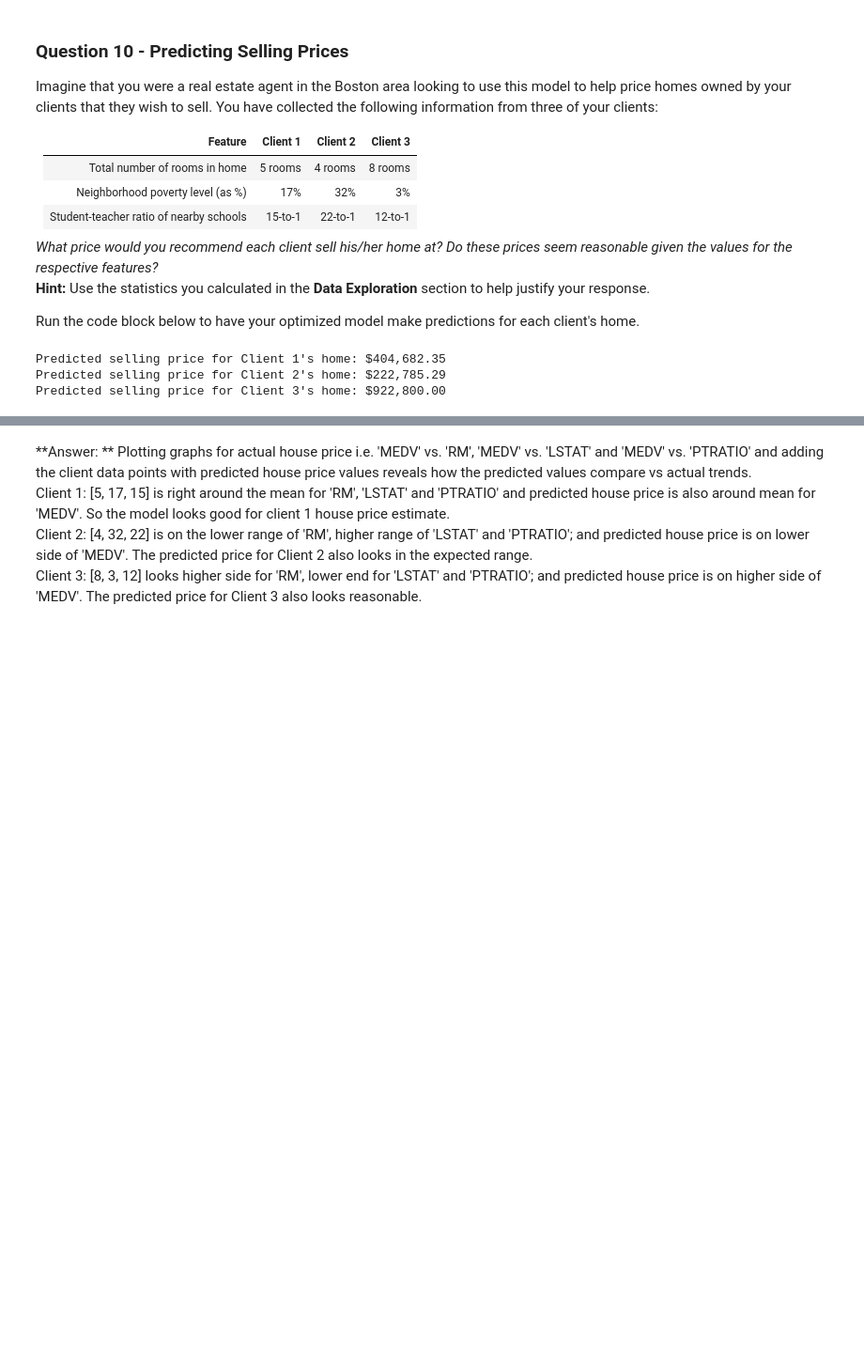
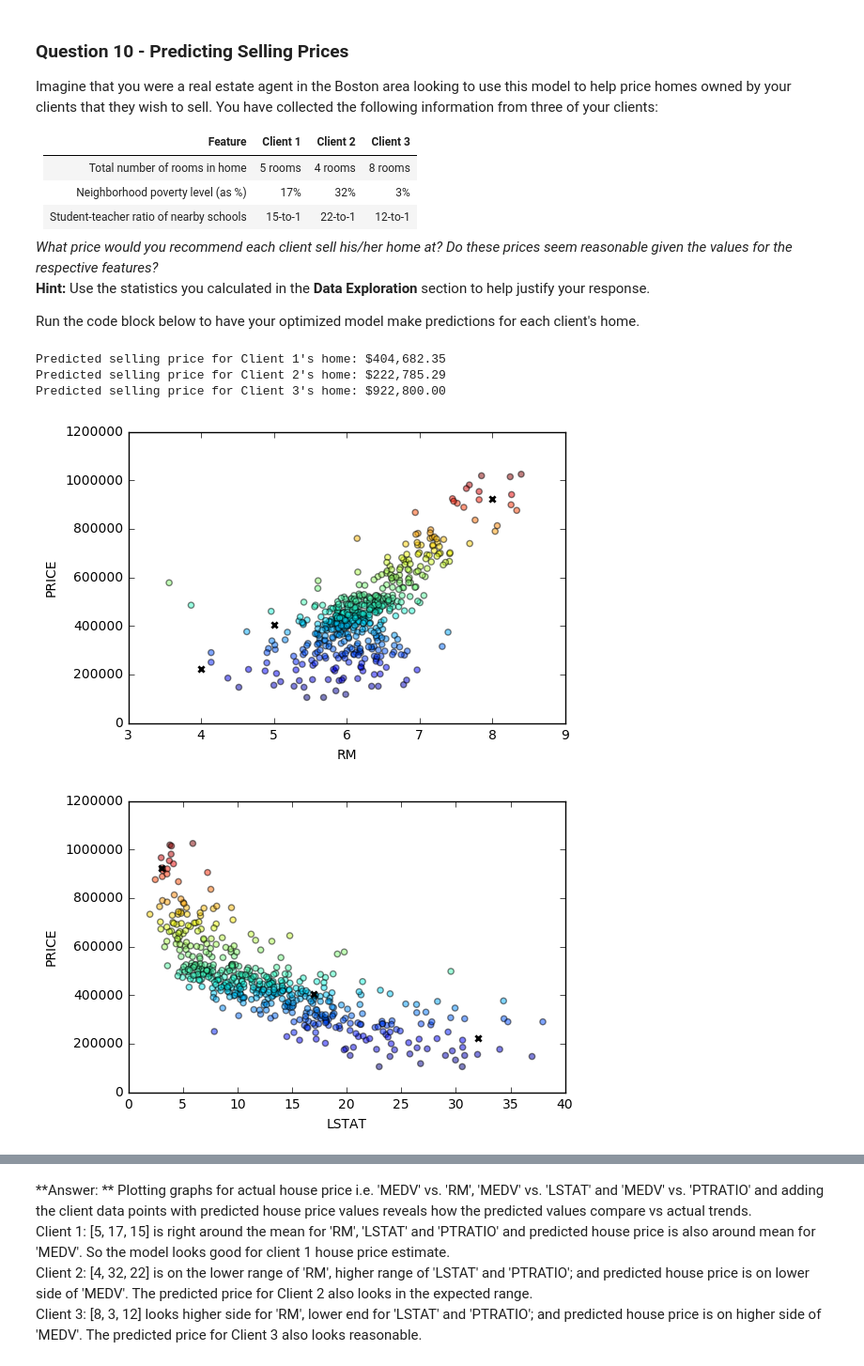
Before and after one commit to hemantdeshpande/udacity-mlnd, a Jupyter notebook: boston_housing/boston_housing.ipynb, the cells around one changed output, grey strips where cells are left out. Shown at 94% size. Drawn from its saved outputs; the diff is of its cells as text; code cells hidden in the pictures; blank space fills up the shorter version.

```diff
--- a/boston_housing/boston_housing.ipynb
+++ b/boston_housing/boston_housing.ipynb
@@ -314,13 +360,39 @@ Run the code block below to have your optimized model make predictions for each
 # %%
 # Produce a matrix for client data
 client_data = [[5, 17, 15], # Client 1
                [4, 32, 22], # Client 2
                [8, 3, 12]]  # Client 3
 
 # Show predictions
 for i, price in enumerate(reg.predict(client_data)):
     print "Predicted selling price for Client {}'s home: ${:,.2f}".format(i+1, price)
+
+
+model = reg.predict(client_data)
+
+rm_client = [5, 4, 8]
+plt.scatter(rm, prices, alpha=0.5, c=prices)
+plt.scatter(rm_client, model, marker='x', color = 'black', linewidth=2)
+plt.xlabel('RM')
+plt.ylabel('PRICE')
+plt.show()
+
+lstat_client = [17, 32, 3]
+plt.scatter(lstat, prices, alpha=0.5, c=prices)
+plt.scatter(lstat_client, model, marker='x', color = 'black', linewidth=2)
+plt.xlabel('LSTAT')
+plt.ylabel('PRICE')
+plt.show()
+
+ptratio_client = [15, 22, 12]
+plt.scatter(ptratio, prices, alpha=0.5, c=prices)
+plt.scatter(ptratio_client, model, marker='x', color = 'black', linewidth=2)
+plt.xlabel('PTRATIO')
+plt.ylabel('PRICE')
+plt.show()
 # %% [output]
 Predicted selling price for Client 1's home: $404,682.35
 Predicted selling price for Client 2's home: $222,785.29
 Predicted selling price for Client 3's home: $922,800.00
+[figure, added]
+[figure, added]
```
Also changed, not shown: parts of 6 cells of this notebook, 1 other file.
